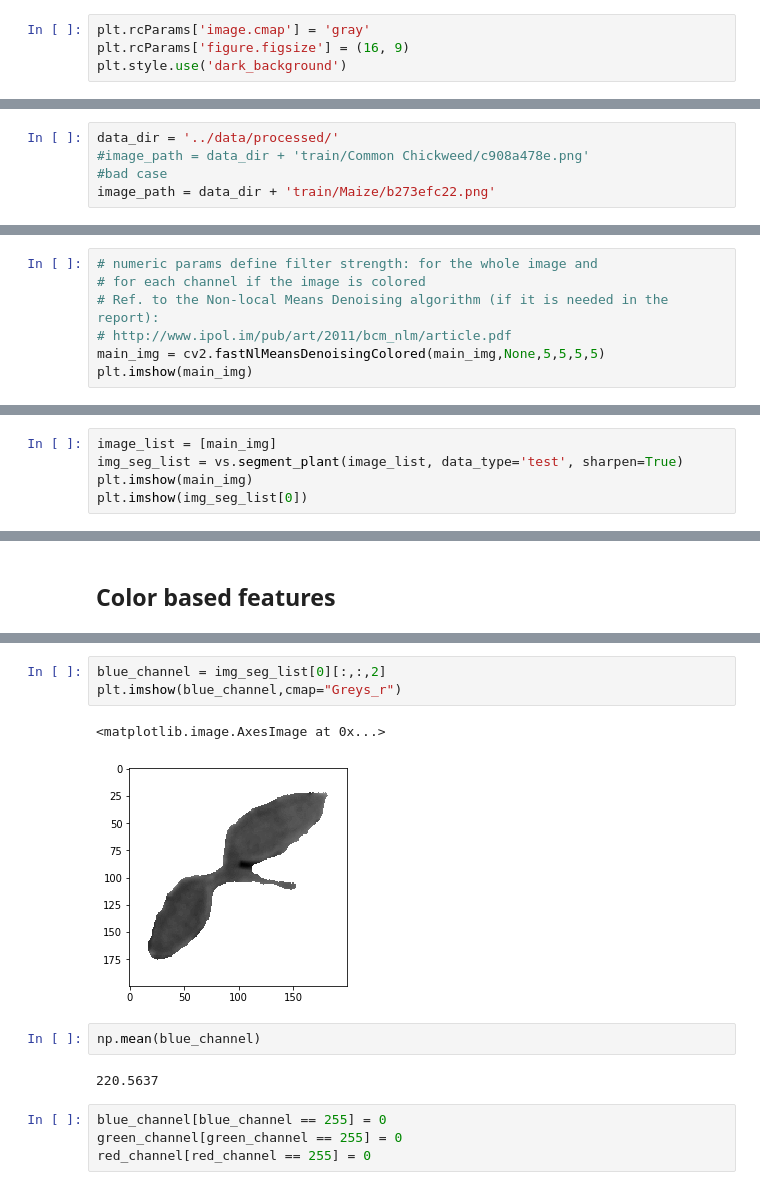
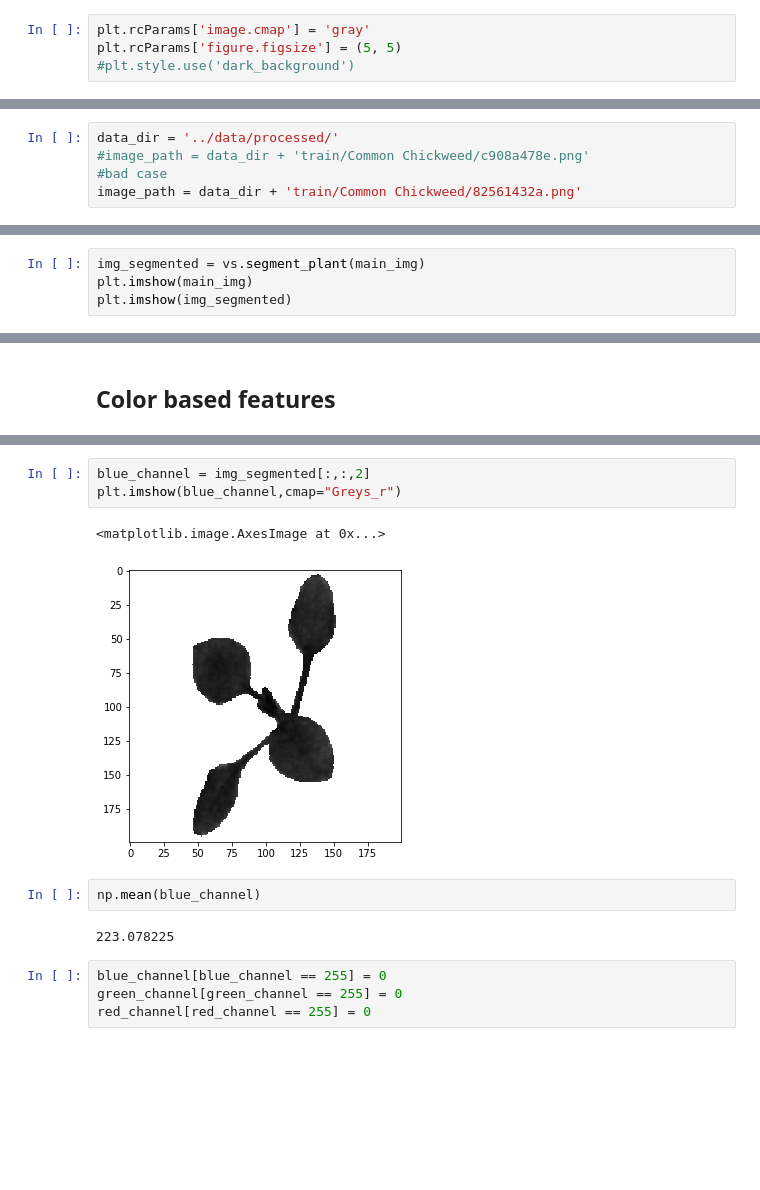
Before and after one commit to Anacriel/plant_seed_classification, a Jupyter notebook: notebooks/0.2-image-processing-tests.ipynb, the cells around one changed output, grey strips where cells are left out. Saved outputs shown, nothing was run; the diff lists cells and outputs as text; blank space fills up the shorter version.

```diff
--- a/notebooks/0.2-image-processing-tests.ipynb
+++ b/notebooks/0.2-image-processing-tests.ipynb
@@ -17,4 +19,4 @@ from matplotlib import pyplot as plt
 # %%
 plt.rcParams['image.cmap'] = 'gray'
-plt.rcParams['figure.figsize'] = (16, 9)
-plt.style.use('dark_background')
+plt.rcParams['figure.figsize'] = (5, 5)
+#plt.style.use('dark_background')
@@ -26,7 +24,7 @@ cd /Users/anacriel/plant_seed_classification/src
 data_dir = '../data/processed/'
 #image_path = data_dir + 'train/Common Chickweed/c908a478e.png'
 #bad case
-image_path = data_dir + 'train/Maize/b273efc22.png'
+image_path = data_dir + 'train/Common Chickweed/82561432a.png'
 # %%
 main_img = cv2.imread(image_path)
 plt.imshow(main_img)
@@ -51,7 +33,0 @@ def cieluv(img, target):
-# %%
-# numeric params define filter strength: for the whole image and
-# for each channel if the image is colored
-# Ref. to the Non-local Means Denoising algorithm (if it is needed in the report):
-# http://www.ipol.im/pub/art/2011/bcm_nlm/article.pdf
-main_img = cv2.fastNlMeansDenoisingColored(main_img,None,5,5,5,5)
-plt.imshow(main_img)
@@ -93,7 +66,6 @@ plt.imshow(main_img_gs, cmap='Greys_r')
 # %%
-image_list = [main_img]
-img_seg_list = vs.segment_plant(image_list, data_type='test', sharpen=True)
+img_segmented = vs.segment_plant(main_img)
 plt.imshow(main_img)
-plt.imshow(img_seg_list[0])
+plt.imshow(img_segmented)
 # %% [output]
 <matplotlib.image.AxesImage at 0x...>
@@ -221,13 +193,13 @@ plt.imshow(green_channel,cmap="Greys_r")
 # %%
-blue_channel = img_seg_list[0][:,:,2]
+blue_channel = img_segmented[:,:,2]
 plt.imshow(blue_channel,cmap="Greys_r")
 # %% [output]
 <matplotlib.image.AxesImage at 0x...>
-[figure, old version]
+[figure, new version]
 # %%
 np.mean(blue_channel)
 # %% [output]
-220.5637
+223.078225
 # %%
 blue_channel[blue_channel == 255] = 0
 green_channel[green_channel == 255] = 0
```
Also changed, not shown: parts of 34 cells of this notebook, 10 other files.
